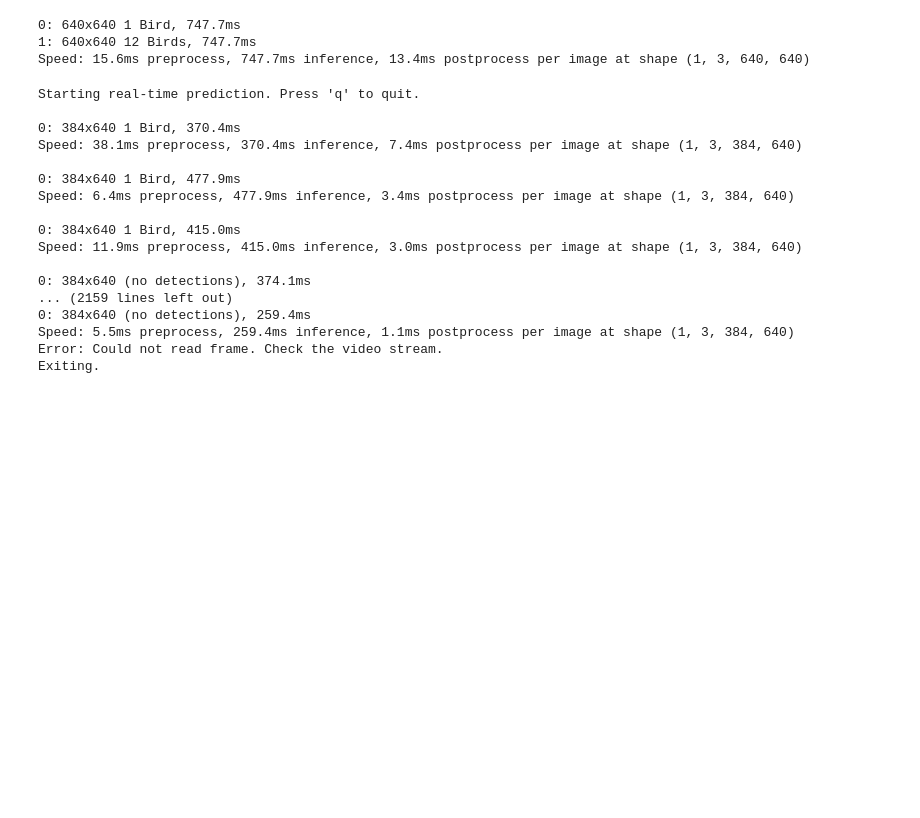
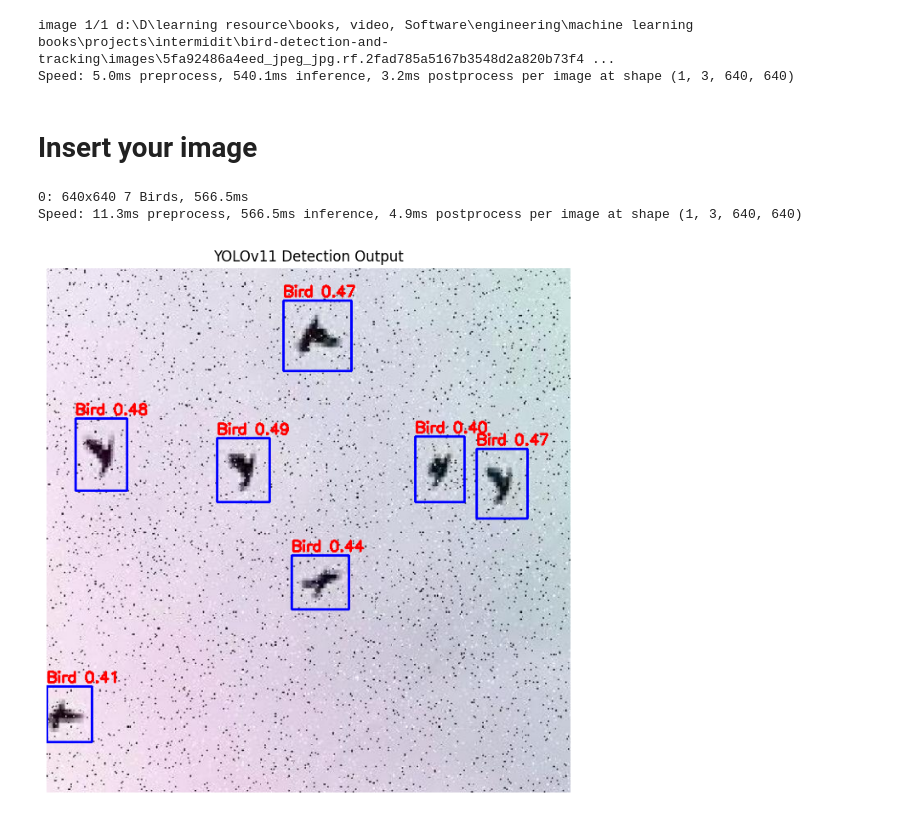
Before and after one commit to tinsaeabreham45/bird-detection-and-tracking, a Jupyter notebook: main.ipynb, the cells around one changed output. Cells and saved outputs as stored; diff of their text form; code cells hidden in the pictures; blank space fills up the shorter version.

```diff
--- a/main.ipynb
+++ b/main.ipynb
@@ -12,7 +12,7 @@ from ultralytics import YOLO
 model = YOLO('my_model.pt')  # Load a model
 # %%
 # Run batched inference on a list of images
-results = model(["images/-_jpeg_jpg.rf.e05969284e85e5edab54074a3118c367.jpg", "images/6_jpg.rf.3bc2612b255a78462890cda3fafa557b.jpg"])  # return a list of Results objects
+results = model("images/5fa92486a4eed_jpeg_jpg.rf.2fad785a5167b3548d2a820b73f40d2a.jpg")  # return a list of Results objects
 
 # Process results list
 for result in results:
@@ -24,25 +24,22 @@ for result in results:
     result.show()  # display to screen
     result.save(filename="result.jpg")
 # %% [output]
-0: 640x640 1 Bird, 747.7ms
-1: 640x640 12 Birds, 747.7ms
-Speed: 15.6ms preprocess, 747.7ms inference, 13.4ms postprocess per image at shape (1, 3, 640, 640)
+image 1/1 d:\D\learning resource\books, video, Software\engineering\machine learning books\projects\intermidit\bird-detection-and-tracking\images\5fa92486a4eed_jpeg_jpg.rf.2fad785a5167b3548d2a820b73f4 ...
+Speed: 5.0ms preprocess, 540.1ms inference, 3.2ms postprocess per image at shape (1, 3, 640, 640)
 # %%
 import cv2
 import torch
 from ultralytics import YOLO
 
-# Load your trained YOLOv11 model
 try:
-    model = YOLO('my_model.pt')  # Adjust path if needed
+    model = YOLO('my_model.pt')
 except Exception as e:
     print(f"Error loading the model: {e}")
     exit()
 
-# Replace with the IP address and port of your phone's IP camera stream
-ip_camera_url = "http://100.89.6.44:8080/video"  # Example: http://192.168.1.100:8080/video
+ip_camera_url = "http://100.80.68.135:8080/video"
 
-# Attempt to open the video stream
+
 cap = cv2.VideoCapture(ip_camera_url)
 
 if not cap.isOpened():
@@ -57,54 +54,60 @@ while True:
     if not ret:
         print("Error: Could not read frame. Check the video stream.")
         break
-
-    # Perform inference
     try:
         results = model(frame)
 
-        # Process and display results
         for result in results:
             boxes = result.boxes.cpu().numpy()  # Move to CPU for OpenCV
             for box in boxes:
                 xyxy = box.xyxy[0].astype(int)
                 confidence = box.conf[0]
                 class_id = int(box.cls[0])
-
-                # Assuming you have a single class (bird)
                 label = f'Bird: {confidence:.2f}'
                 cv2.rectangle(frame, xyxy[:2], xyxy[2:], (0, 255, 0), 2)  # Green bounding box
                 cv2.putText(frame, label, (xyxy[0], xyxy[1] - 10), cv2.FONT_HERSHEY_SIMPLEX, 0.5, (0, 255, 0), 2)
 
-        # Display the frame with predictions
         cv2.imshow('Real-time Bird Detection', frame)
-
-        # Break the loop if 'q' is pressed
         if cv2.waitKey(1) & 0xFF == ord('q'):
             break
-
     except Exception as e:
         print(f"Error during inference: {e}")
         break
-
-# Release the video capture and destroy windows
 cap.release()
 cv2.destroyAllWindows()
 print("Exiting.")
-# %% [output]
-Starting real-time prediction. Press 'q' to quit.
-
-0: 384x640 1 Bird, 370.4ms
-Speed: 38.1ms preprocess, 370.4ms inference, 7.4ms postprocess per image at shape (1, 3, 384, 640)
-
-0: 384x640 1 Bird, 477.9ms
-Speed: 6.4ms preprocess, 477.9ms inference, 3.4ms postprocess per image at shape (1, 3, 384, 640)
-
-0: 384x640 1 Bird, 415.0ms
-Speed: 11.9ms preprocess, 415.0ms inference, 3.0ms postprocess per image at shape (1, 3, 384, 640)
-
-0: 384x640 (no detections), 374.1ms
-... (2159 lines left out)
-0: 384x640 (no detections), 259.4ms
-Speed: 5.5ms preprocess, 259.4ms inference, 1.1ms postprocess per image at shape (1, 3, 384, 640)
-Error: Could not read frame. Check the video stream.
-Exiting.
+# %% [markdown]
+# Insert your image
+# %%
+import cv2
+import matplotlib.pyplot as plt
+from ultralytics import YOLO
+
+# Load model
+model = YOLO("my_model.pt")
+
+
+img_path = "images/9cf764ffa58e7a61dda71fd572f52379-bird-flying-blue-skies_jpg.rf.2fe437eb51696f38c135ffef90bdbdb7.jpg"
+img = cv2.imread(img_path)
+img_rgb = cv2.cvtColor(img, cv2.COLOR_BGR2RGB)
+
+
+results = model(img_rgb)[0]
+
+for box in results.boxes:
+    x1, y1, x2, y2 = map(int, box.xyxy[0])
+    conf = float(box.conf[0])
+    label = f"{model.names[int(box.cls[0])]} {conf:.2f}" if model.names else f"{conf:.2f}"
+    cv2.rectangle(img_rgb, (x1, y1), (x2, y2), (0, 0, 255), 2)
+    cv2.putText(img_rgb, label, (x1, y1 - 5), cv2.FONT_HERSHEY_SIMPLEX, 0.6, (255, 0, 0), 2)
+
+
+plt.figure(figsize=(10, 8))
+plt.imshow(img_rgb)
+plt.axis('off')
+plt.title("YOLOv11 Detection Output")
+plt.show()
+# %% [output]
+0: 640x640 7 Birds, 566.5ms
+Speed: 11.3ms preprocess, 566.5ms inference, 4.9ms postprocess per image at shape (1, 3, 640, 640)
+[figure, added]
```
Also changed, not shown: 2 other files.
